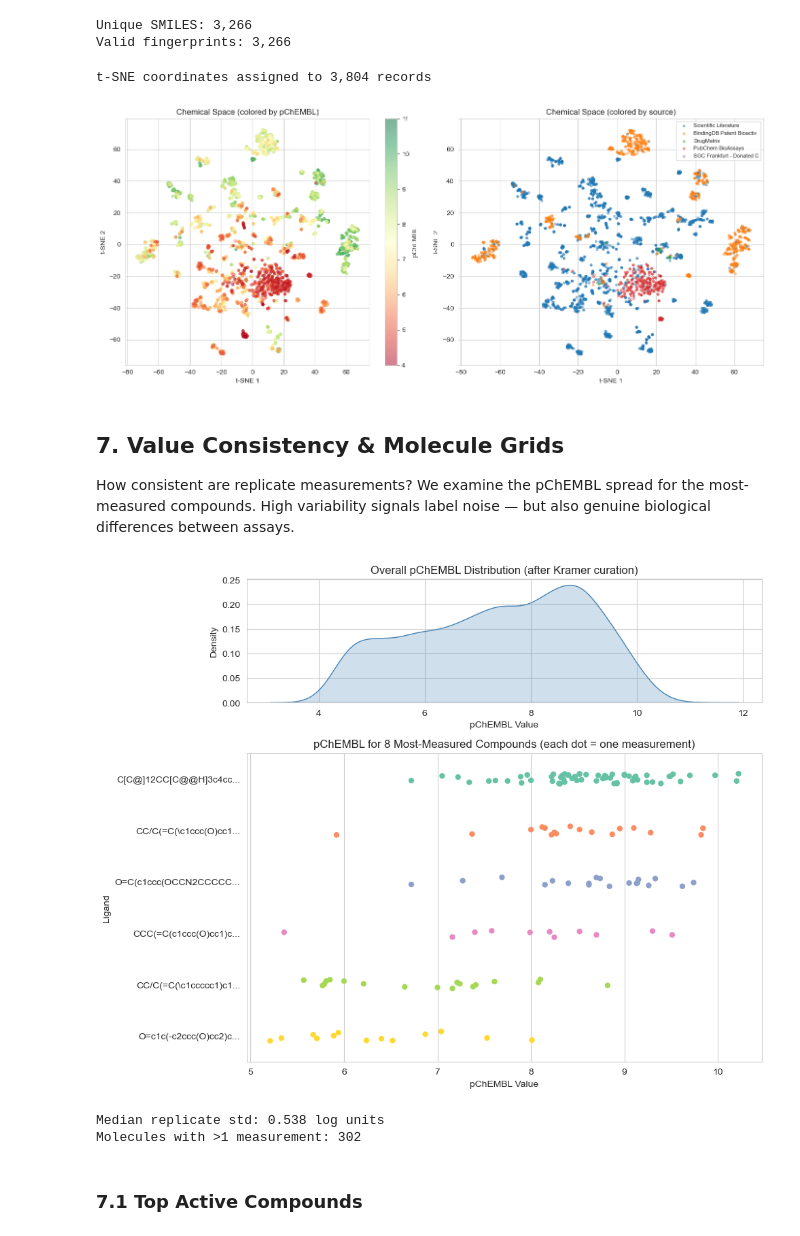
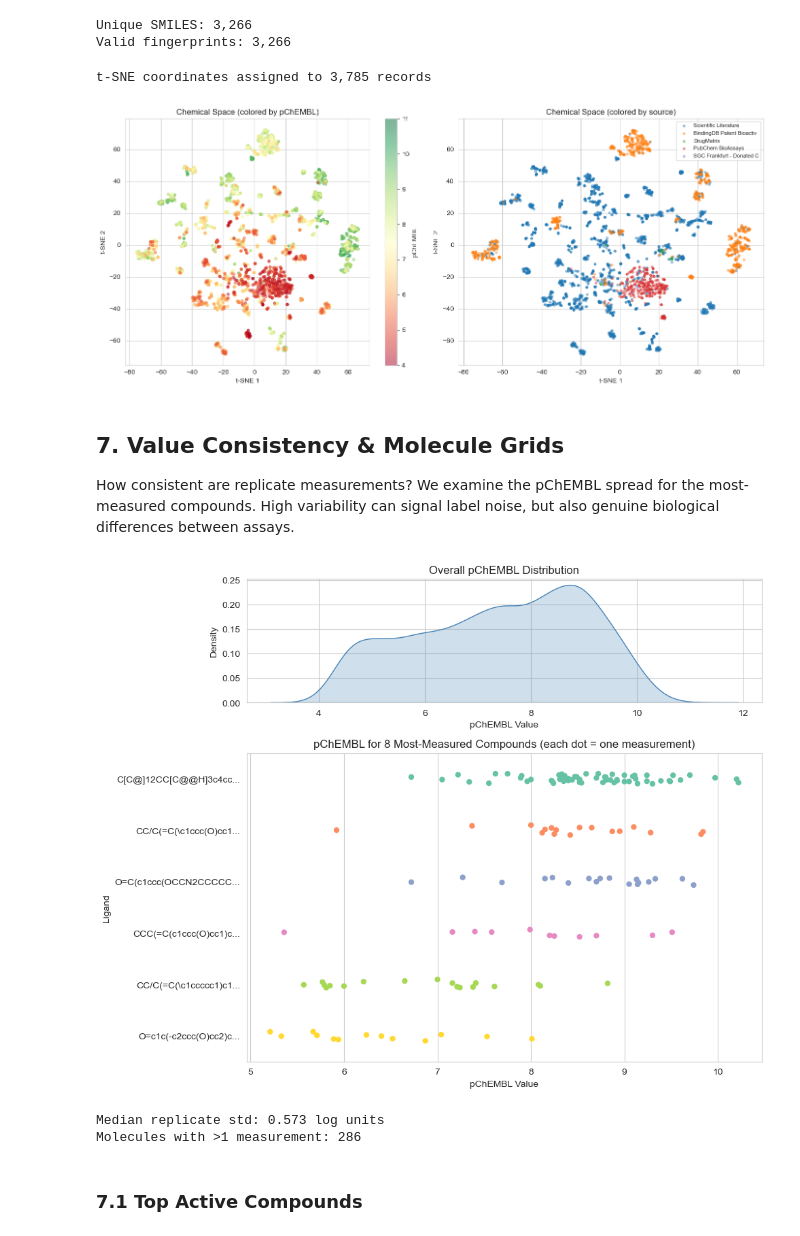
Before and after one commit to volkamerlab/ai_in_chemistry_workshop_2026, a Jupyter notebook: notebooks/Data_Exploration_ER.ipynb, the cells around one changed output. Cells and saved outputs as stored; diff of their text form; code cells hidden in the pictures.

```diff
--- a/notebooks/Data_Exploration_ER.ipynb
+++ b/notebooks/Data_Exploration_ER.ipynb
@@ -406,10 +400,10 @@ before = len(df_curated)
 df_curated = (
     df_curated
     .sort_values('pChEMBL Value', ascending=False)
-    .drop_duplicates(subset=['Molecule ChEMBL ID', 'Target ChEMBL ID', 'Document ChEMBL ID'])
+    .drop_duplicates(subset=['Standardized_SMILES', 'Target ChEMBL ID', 'Document ChEMBL ID'])
 )
 curation_log.append(('Keep highest pChEMBL per molecule-target-document',
-                      len(df_curated), df_curated['Molecule ChEMBL ID'].nunique()))
+                      len(df_curated), df_curated['Standardized_SMILES'].nunique()))
 print(f"Removed {before - len(df_curated)} within-publication duplicates")
 print(f"Remaining: {len(df_curated):,} records")
 # %% [output]
@@ -422,8 +416,8 @@ Remove measurements where the same molecule-target pair has the **exact same** S
 # %%
 #  Remove exact value duplicates
 before = len(df_curated)
-df_curated = df_curated.drop_duplicates(subset=['Molecule ChEMBL ID', 'Target ChEMBL ID', 'Standard Value'])
+df_curated = df_curated.drop_duplicates(subset=['Standardized_SMILES', 'Target ChEMBL ID', 'Standard Value'])
 curation_log.append(('Kramer Step 4a: Remove exact value duplicates',
-                      len(df_curated), df_curated['Molecule ChEMBL ID'].nunique()))
+                      len(df_curated), df_curated['Standardized_SMILES'].nunique()))
 print(f"Removed {before - len(df_curated)} exact duplicates")
 # %% [output]
@@ -438,13 +432,13 @@ before = len(df_curated)
 df_curated = (
     df_curated
     .assign(pchembl_rounded=lambda x: x['pChEMBL Value'].round(2))
-    .drop_duplicates(subset=['Molecule ChEMBL ID', 'Target ChEMBL ID', 'pchembl_rounded'])
+    .drop_duplicates(subset=['Standardized_SMILES', 'Target ChEMBL ID', 'pchembl_rounded'])
     .drop(columns=['pchembl_rounded'])
 )
 curation_log.append(('Remove rounding duplicates (0.02 pChEMBL)',
-                      len(df_curated), df_curated['Molecule ChEMBL ID'].nunique()))
+                      len(df_curated), df_curated['Standardized_SMILES'].nunique()))
 print(f"Removed {before - len(df_curated)} rounding-based duplicates")
-print(f"\nAfter pipeline: {len(df_curated):,} records, {df_curated['Molecule ChEMBL ID'].nunique():,} molecules")
+print(f"\nAfter pipeline: {len(df_curated):,} records, {df_curated['Standardized_SMILES'].nunique():,} molecules")
 # %% [output]
 Removed 33 rounding-based duplicates
 
@@ -513,9 +505,9 @@ df_curated['TSNE_2'] = df_curated['Standardized_SMILES'].map(lambda s: smiles_to
 
 print(f"t-SNE coordinates assigned to {df_curated['TSNE_1'].notna().sum():,} records")
 # %% [output]
-t-SNE coordinates assigned to 3,804 records
+t-SNE coordinates assigned to 3,785 records
 # %%
-# Plot chemical space (use unique molecules to avoid overplotting)
+# Plot chemical space
 df_unique = df_curated.drop_duplicates(subset='Standardized_SMILES').copy()
 
 fig, axes = plt.subplots(1, 2, figsize=(14, 6))
@@ -536,34 +528,34 @@ axes[1].set_title('Chemical Space (colored by source)')
 axes[1].legend(fontsize=8)
 plt.tight_layout(); plt.show()
 # %% [output]
-[figure, old version]
+[figure, new version]
 # %% [markdown]
 ## 7. Value Consistency & Molecule Grids
 
-How consistent are replicate measurements? We examine the pChEMBL spread for the most-measured compounds. High variability signals label noise — but also genuine biological differences between assays.
+How consistent are replicate measurements? We examine the pChEMBL spread for the most-measured compounds. High variability can signal label noise, but also genuine biological differences between assays.
 # %%
 # Top 8 most-measured compounds
 mol_measurement_counts = df_curated.groupby('Standardized_SMILES').size()
 top8_smiles = mol_measurement_counts.nlargest(8).index.tolist()
 top8_data = df_curated[df_curated['Standardized_SMILES'].isin(top8_smiles)].copy()
 top8_data['SMILES_short'] = top8_data['Standardized_SMILES'].str[:20] + '...'
 
 fig, (ax1, ax2) = plt.subplots(2, 1, figsize=(10, 8), gridspec_kw={'height_ratios': [2, 5]})
 sns.kdeplot(data=df_curated, x='pChEMBL Value', ax=ax1, fill=True, color='steelblue')
-ax1.set_title('Overall pChEMBL Distribution (after Kramer curation)')
+ax1.set_title('Overall pChEMBL Distribution')
 
 sns.stripplot(data=top8_data, x='pChEMBL Value', y='SMILES_short', ax=ax2, size=6, palette='Set2')
 ax2.set_title('pChEMBL for 8 Most-Measured Compounds (each dot = one measurement)')
 ax2.set_ylabel('Ligand')
 plt.tight_layout(); plt.show()
 
 replicate_stds = df_curated.groupby('Standardized_SMILES')['pChEMBL Value'].std().dropna()
 print(f"\nMedian replicate std: {replicate_stds.median():.3f} log units")
 print(f"Molecules with >1 measurement: {(mol_measurement_counts > 1).sum()}")
 # %% [output]
-[figure, old version]
+[figure, new version]
-Median replicate std: 0.538 log units
-Molecules with >1 measurement: 302
+Median replicate std: 0.573 log units
+Molecules with >1 measurement: 286
 # %% [markdown]
 ### 7.1 Top Active Compounds
 # %%
```
Also changed, not shown: parts of 26 cells of this notebook.
